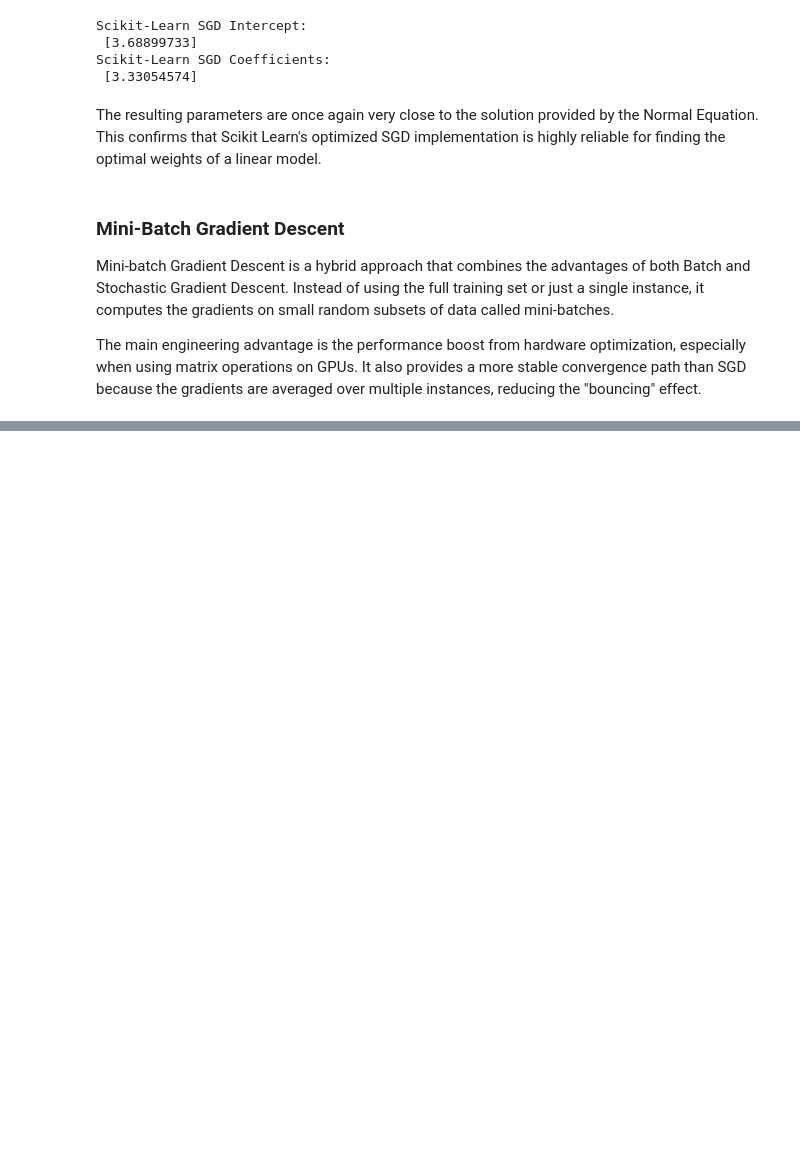
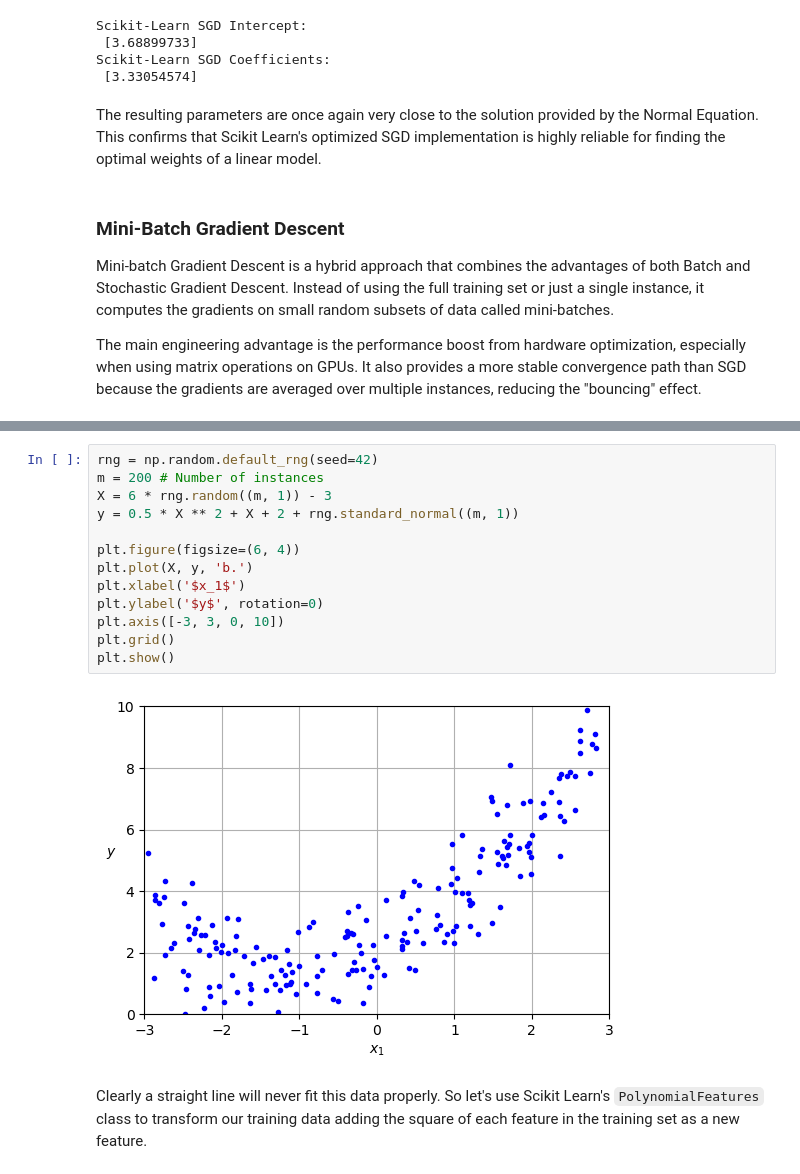
Before and after one commit to jayjay0317/Hands-On-ML-Study, a Jupyter notebook: Chapter_04/04_training_models.ipynb, the cells around one changed output, grey strips where cells are left out. Drawn from its saved outputs; the diff is of its cells as text; blank space fills up the shorter version.

Commit message:
Update notebook
Add polynomial regression

```diff
--- a/Chapter_04/04_training_models.ipynb
+++ b/Chapter_04/04_training_models.ipynb
@@ -252,0 +257,17 @@ The main engineering advantage is the performance boost from hardware optimizati
+# %%
+rng = np.random.default_rng(seed=42)
+m = 200 # Number of instances
+X = 6 * rng.random((m, 1)) - 3
+y = 0.5 * X ** 2 + X + 2 + rng.standard_normal((m, 1))
+
+plt.figure(figsize=(6, 4))
+plt.plot(X, y, 'b.')
+plt.xlabel('$x_1$')
+plt.ylabel('$y$', rotation=0)
+plt.axis([-3, 3, 0, 10])
+plt.grid()
+plt.show()
+# %% [output]
+[figure, added]
+# %% [markdown]
+Clearly a straight line will never fit this data properly. So let's use Scikit Learn's `PolynomialFeatures` class to transform our training data adding the square of each feature in the training set as a new feature.
```
Also changed, not shown: parts of 3 cells of this notebook.
